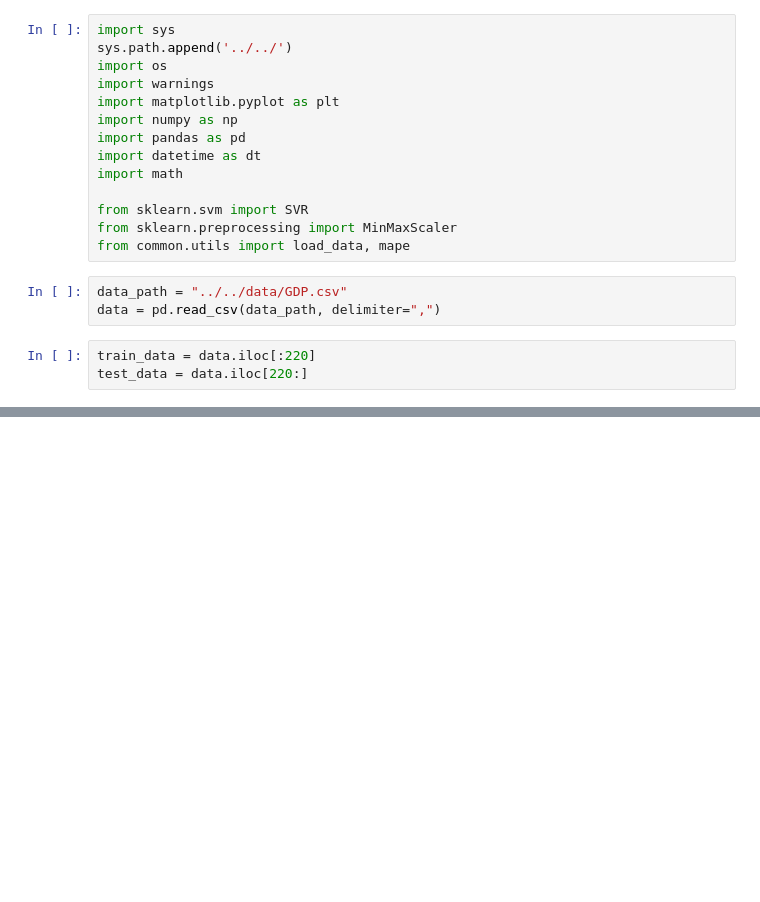
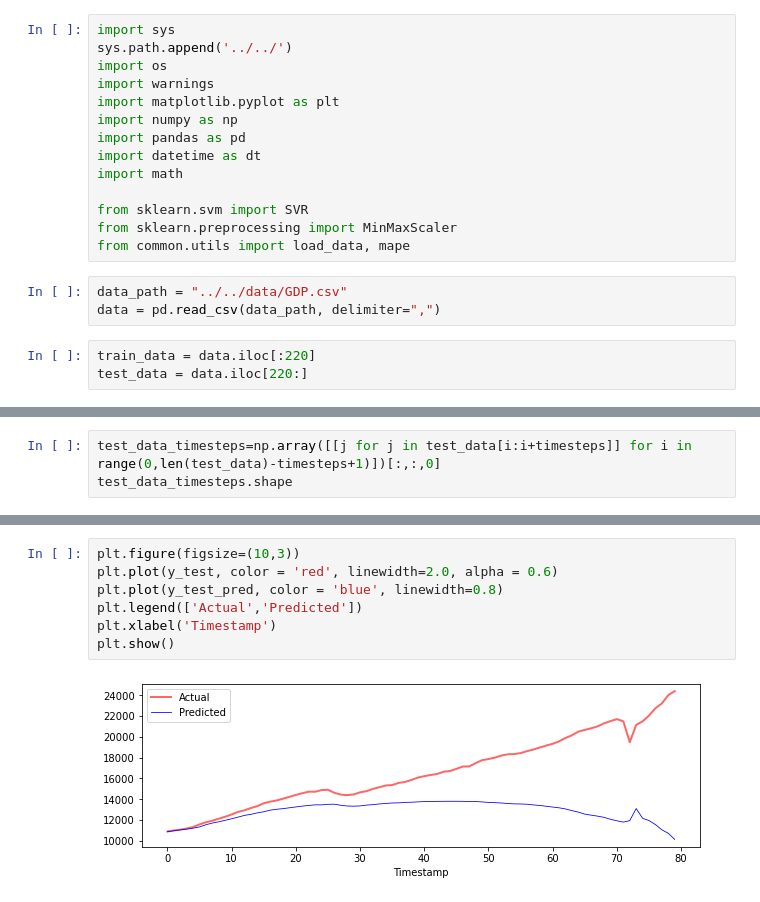
Before and after one commit to funkbaer/ML-For-Beginners, a Jupyter notebook: 7-TimeSeries/3-SVR/working/assignment.ipynb, the cells around one changed output, grey strips where cells are left out. Drawn from its saved outputs; the diff is of its cells as text; blank space fills up the shorter version.

```diff
--- a/7-TimeSeries/3-SVR/working/assignment.ipynb
+++ b/7-TimeSeries/3-SVR/working/assignment.ipynb
@@ -38,0 +50,3 @@ test['GDP'] = scaler.transform(test_data)
+# %%
+test_data_timesteps=np.array([[j for j in test_data[i:i+timesteps]] for i in range(0,len(test_data)-timesteps+1)])[:,:,0]
+test_data_timesteps.shape
@@ -38,0 +96,9 @@ test['GDP'] = scaler.transform(test_data)
+# %%
+plt.figure(figsize=(10,3))
+plt.plot(y_test, color = 'red', linewidth=2.0, alpha = 0.6)
+plt.plot(y_test_pred, color = 'blue', linewidth=0.8)
+plt.legend(['Actual','Predicted'])
+plt.xlabel('Timestamp')
+plt.show()
+# %% [output]
+[figure, added]
```
Also changed, not shown: parts of 8 cells of this notebook, 1 other file.
